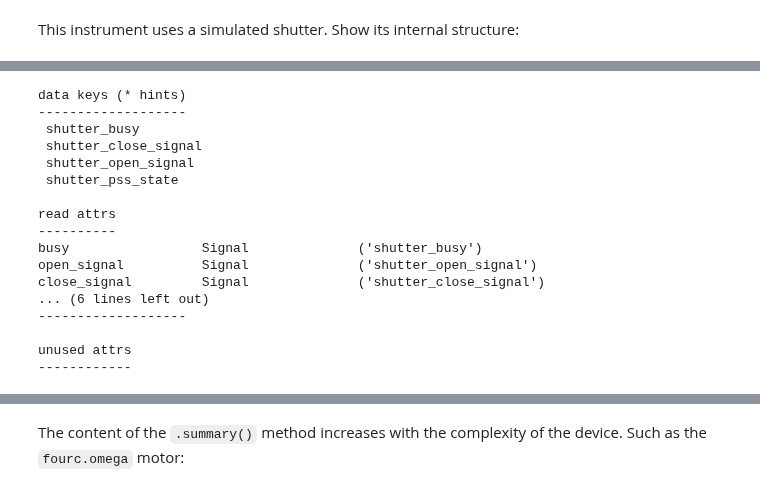
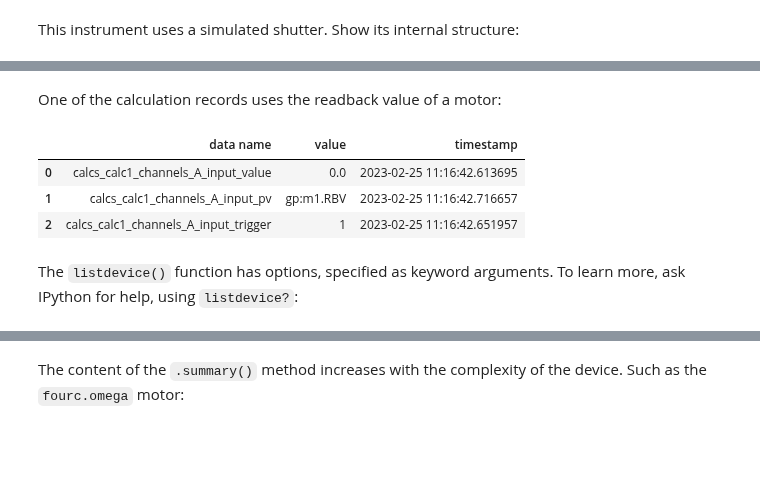
Before and after one commit to dogrecajb/apstools, a Jupyter notebook: docs/source/examples/ho_list_control_objects.ipynb, the cells around one changed output, grey strips where cells are left out. Cells and saved outputs as stored; diff of their text form; code cells hidden in the pictures; blank space fills up the shorter version.

```diff
--- a/docs/source/examples/ho_list_control_objects.ipynb
+++ b/docs/source/examples/ho_list_control_objects.ipynb
@@ -162,20 +208,12 @@ Every object using `ophyd.Device` (or a subclass) has a `.summary()` method to d
-# %%
-shutter.summary()
-# %% [output]
-data keys (* hints)
--------------------
- shutter_busy
- shutter_close_signal
- shutter_open_signal
- shutter_pss_state
-
-read attrs
-----------
-busy                 Signal              ('shutter_busy')
-open_signal          Signal              ('shutter_open_signal')
-close_signal         Signal              ('shutter_close_signal')
-... (6 lines left out)
--------------------
-
-unused attrs
-------------
+# %% [markdown]
+One of the calculation records uses the readback value of a motor:
+# %%
+listdevice(calcs.calc1.channels.A)
+# %% [output]
+|  | data name | value | timestamp |
+| 0 | calcs_calc1_channels_A_input_value | 0.0 | 2023-02-25 11:16:42.613695 |
+| 1 | calcs_calc1_channels_A_input_pv | gp:m1.RBV | 2023-02-25 11:16:42.716657 |
+| 2 | calcs_calc1_channels_A_input_trigger | 1 | 2023-02-25 11:16:42.651957 |
+# %% [markdown]
+The `listdevice()` function has options, specified as keyword arguments.  To
+learn more, ask IPython for help, using `listdevice?`:
```
Also changed, not shown: parts of 30 cells of this notebook, 1 other file.
